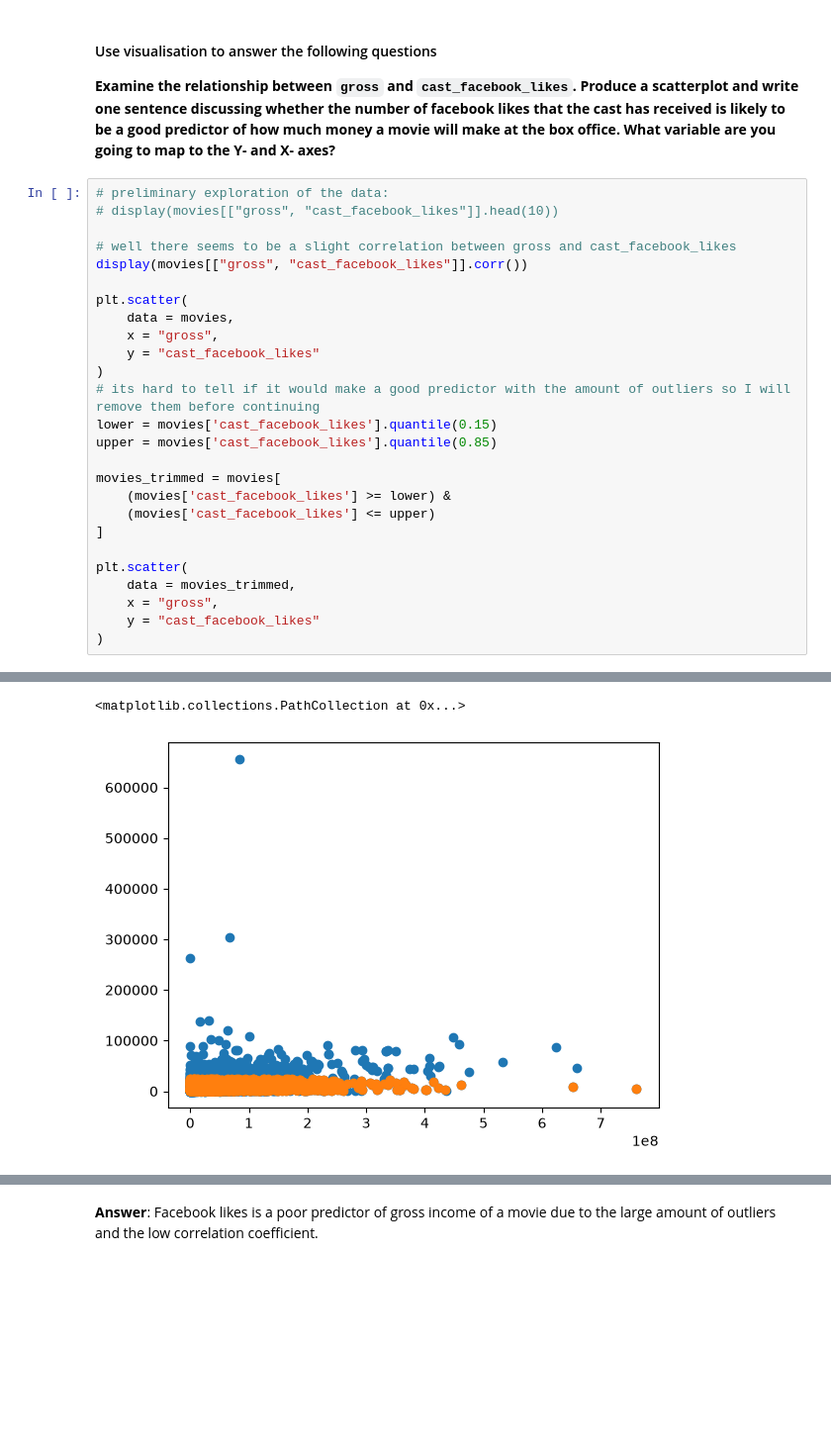
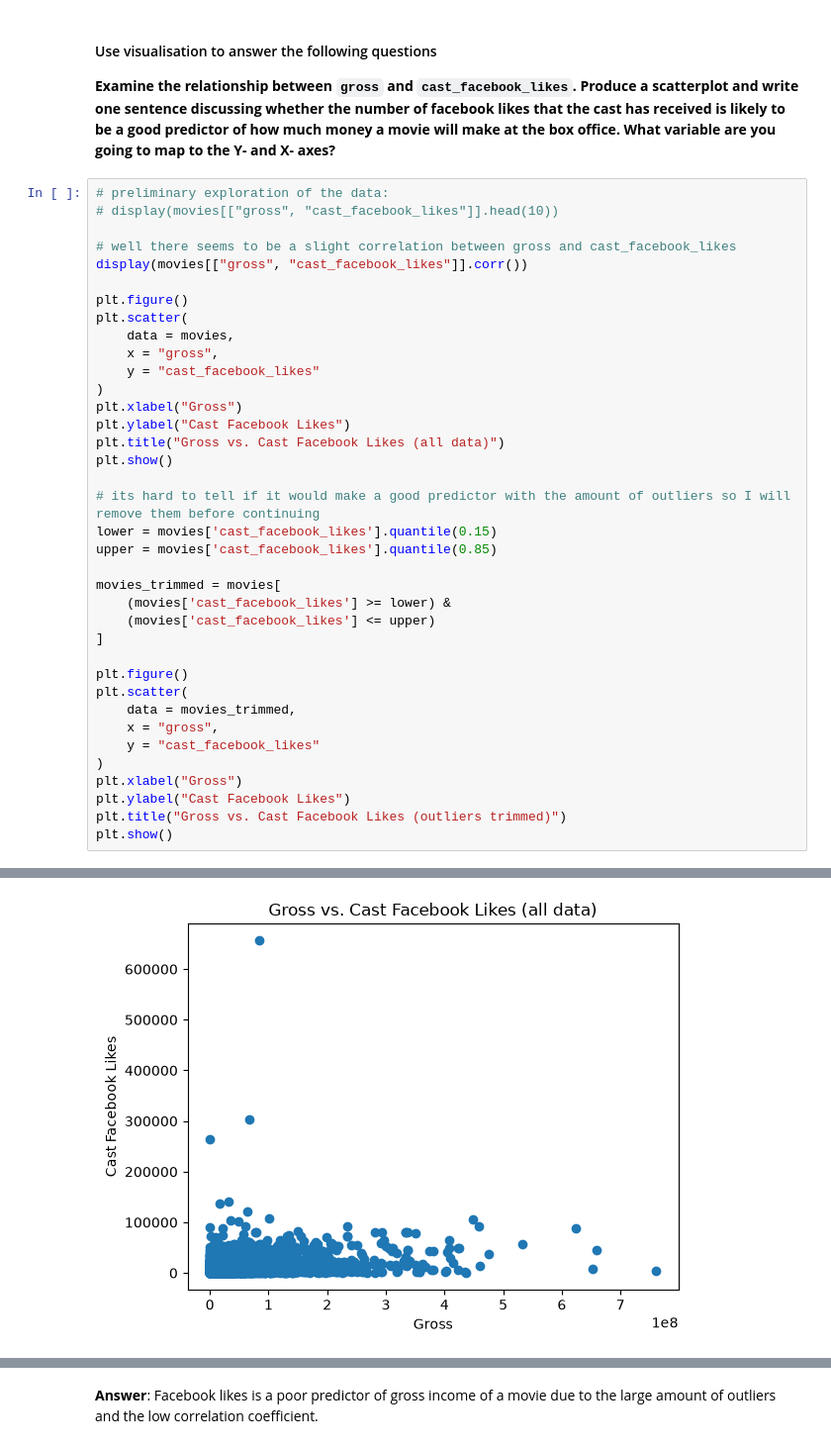
Before and after one commit to Brennan-Chan/Analytics-Through-Coding-AUT_26, a Jupyter notebook: Session_2/Homework.ipynb, the cells around one changed output, grey strips where cells are left out. Shown at 99% size. Cells and saved outputs as stored; diff of their text form; blank space fills up the shorter version.

```diff
--- a/Session_2/Homework.ipynb
+++ b/Session_2/Homework.ipynb
@@ -227,11 +227,17 @@ display(money_movies2)
 # well there seems to be a slight correlation between gross and cast_facebook_likes
 display(movies[["gross", "cast_facebook_likes"]].corr())
 
+plt.figure()
 plt.scatter(
     data = movies,
     x = "gross",
     y = "cast_facebook_likes"
 )
+plt.xlabel("Gross")
+plt.ylabel("Cast Facebook Likes")
+plt.title("Gross vs. Cast Facebook Likes (all data)")
+plt.show()
+
 # its hard to tell if it would make a good predictor with the amount of outliers so I will remove them before continuing
 lower = movies['cast_facebook_likes'].quantile(0.15)
 upper = movies['cast_facebook_likes'].quantile(0.85)
@@ -241,10 +247,15 @@ movies_trimmed = movies[
     (movies['cast_facebook_likes'] <= upper)
 ]
 
+plt.figure()
 plt.scatter(
     data = movies_trimmed,
     x = "gross",
     y = "cast_facebook_likes"
 )
+plt.xlabel("Gross")
+plt.ylabel("Cast Facebook Likes")
+plt.title("Gross vs. Cast Facebook Likes (outliers trimmed)")
+plt.show()
 # %% [output]
 |  | gross | cast_facebook_likes |
@@ -253,2 +264 @@ plt.scatter(
-<matplotlib.collections.PathCollection at 0x...>
-[figure, old version]
+[figure, new version]
```
Also changed, not shown: parts of 5 cells of this notebook, 1 other file.
